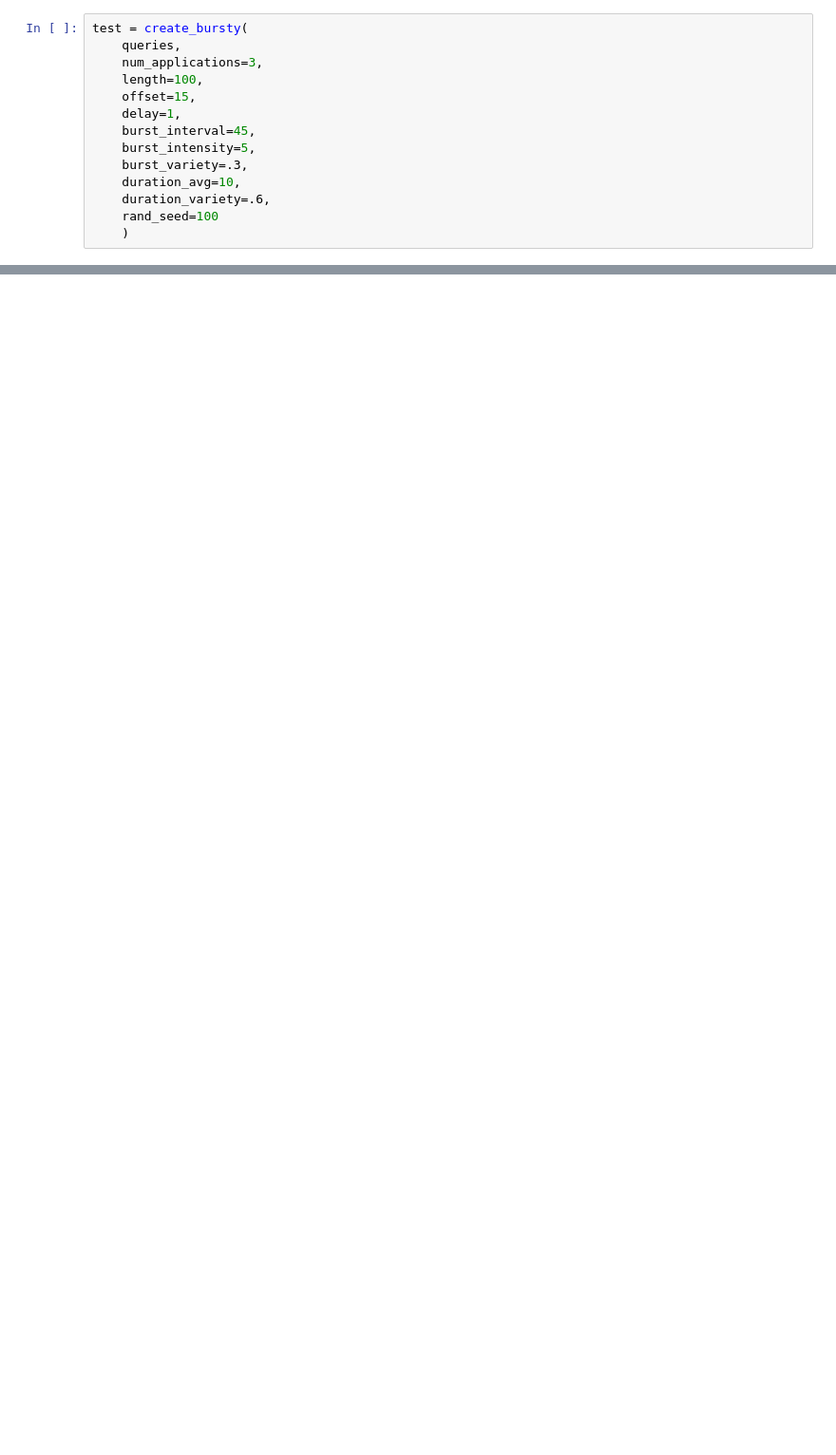
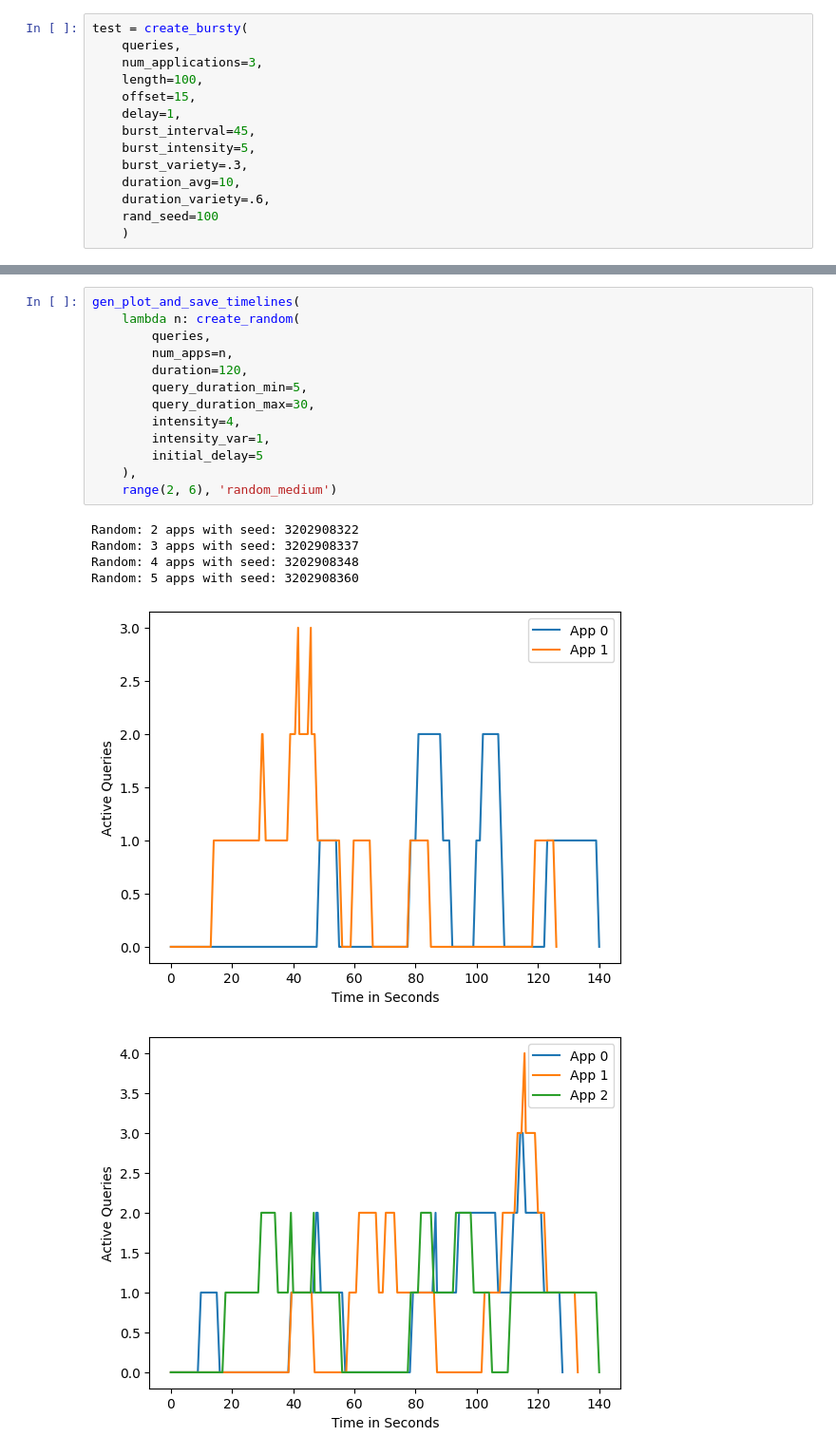
Before and after one commit to lkm-schulz/FraPChaRSM, a Jupyter notebook: notebooks/workload-gen.ipynb, the cells around one changed output, grey strips where cells are left out. Shown: that part at 95% size. Saved outputs shown, nothing was run; the diff lists cells and outputs as text; blank space fills up the shorter version.

```diff
--- a/notebooks/workload-gen.ipynb
+++ b/notebooks/workload-gen.ipynb
@@ -156,0 +259,20 @@ plot_timeline(test)
+# %%
+gen_plot_and_save_timelines(
+    lambda n: create_random(
+        queries,
+        num_apps=n,
+        duration=120,
+        query_duration_min=5,
+        query_duration_max=30,
+        intensity=4,
+        intensity_var=1,
+        initial_delay=5
+    ),
+    range(2, 6), 'random_medium')
+# %% [output]
+Random: 2 apps with seed: 3202908322
+Random: 3 apps with seed: 3202908337
+Random: 4 apps with seed: 3202908348
+Random: 5 apps with seed: 3202908360
+[figure, added]
+[figure, added]
```
Also changed, not shown: parts of 15 cells of this notebook.
